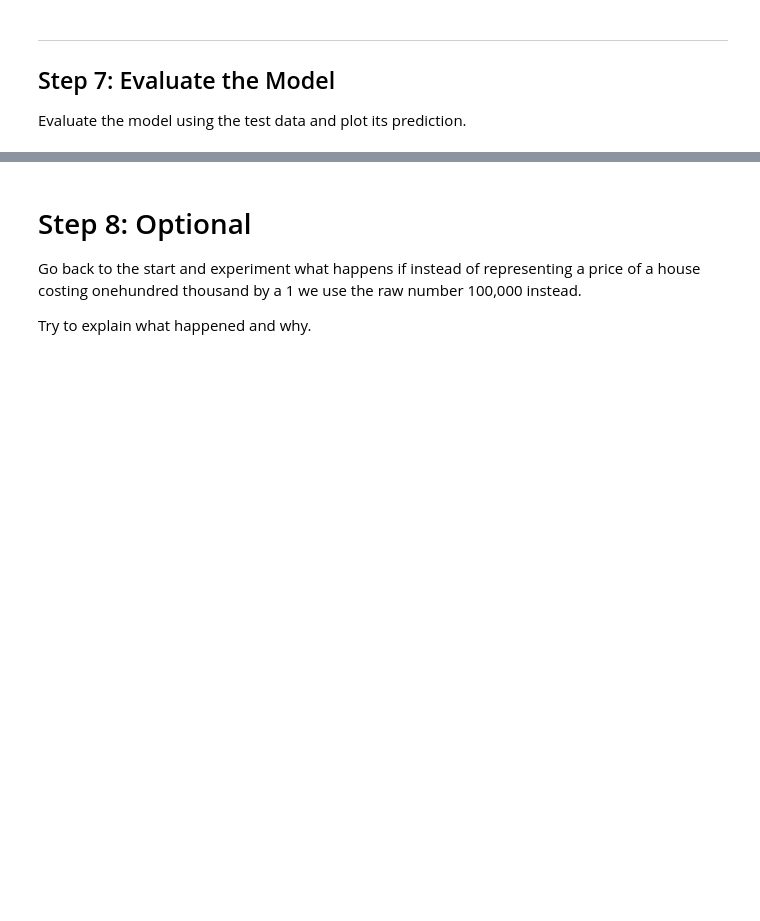
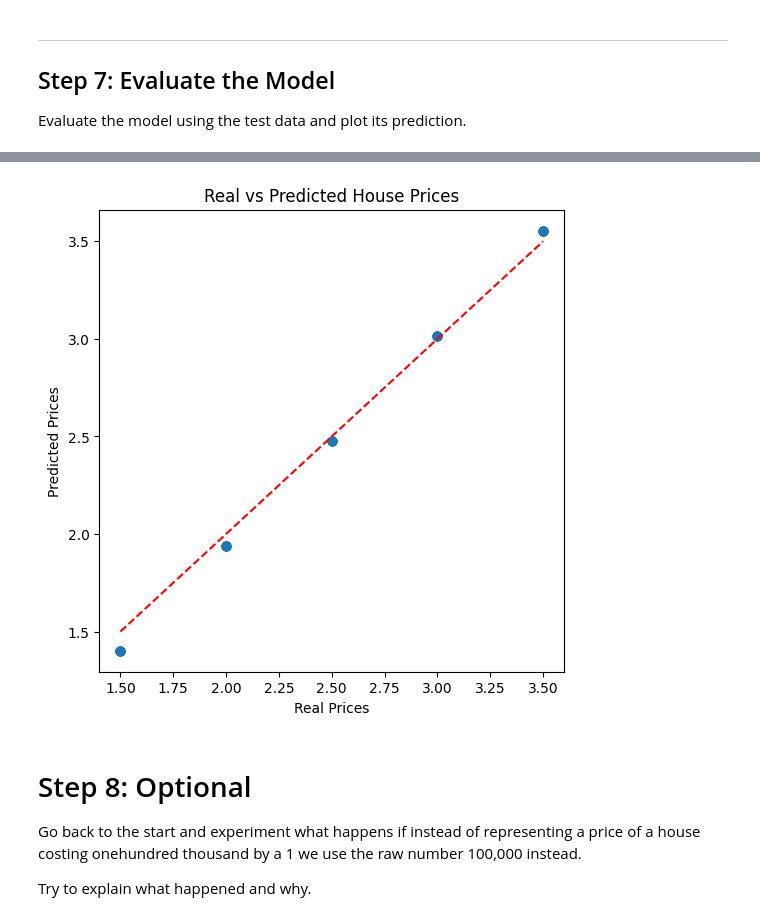
Before and after one commit to giuuusepeda/MLwTF, a Jupyter notebook: machine-learning-with-tensorflow/week-01/Week1_Notebook1_Housing_Prices.ipynb, the cells around one changed output, grey strips where cells are left out. Cells and saved outputs as stored; diff of their text form; code cells hidden in the pictures; blank space fills up the shorter version.

```diff
--- a/machine-learning-with-tensorflow/week-01/Week1_Notebook1_Housing_Prices.ipynb
+++ b/machine-learning-with-tensorflow/week-01/Week1_Notebook1_Housing_Prices.ipynb
@@ -114,9 +163,20 @@ Train the model using the training data.
 Evaluate the model using the test data and plot its prediction.
 # %%
 # TODO Evaluate the model using the model.evaluate() function
-
+test_loss = model.evaluate(X_test, y_test, verbose=0)
+print(f'Test Loss (MSE): {test_loss:.2f}')
 
 # TODO Make predictions
-
+y_pred = model.predict(X_test)
 
 # TODO Plot real vs predicted prices (hint: you can use the plotting code from above as a start)
+import matplotlib.pyplot as plt
+
+plt.figure(figsize=(6, 6))
+plt.scatter(y_test, y_pred, alpha=0.6)
+plt.xlabel('Real Prices')
+plt.ylabel('Predicted Prices')
+plt.title('Real vs Predicted House Prices')
+plt.plot([y_test.min(), y_test.max()], [y_test.min(), y_test.max()], 'r--')  # linha ideal
+plt.show()
+# %% [output]
@@ -123,3 +185,4 @@ Evaluate the model using the test data and plot its prediction.
+[figure, added]
 # %% [markdown]
 # Step 8: Optional
 Go back to the start and experiment what happens if instead of representing a price of a house costing onehundred thousand by a 1 we use the raw number 100,000 instead.
```
Also changed, not shown: parts of 7 cells of this notebook.
